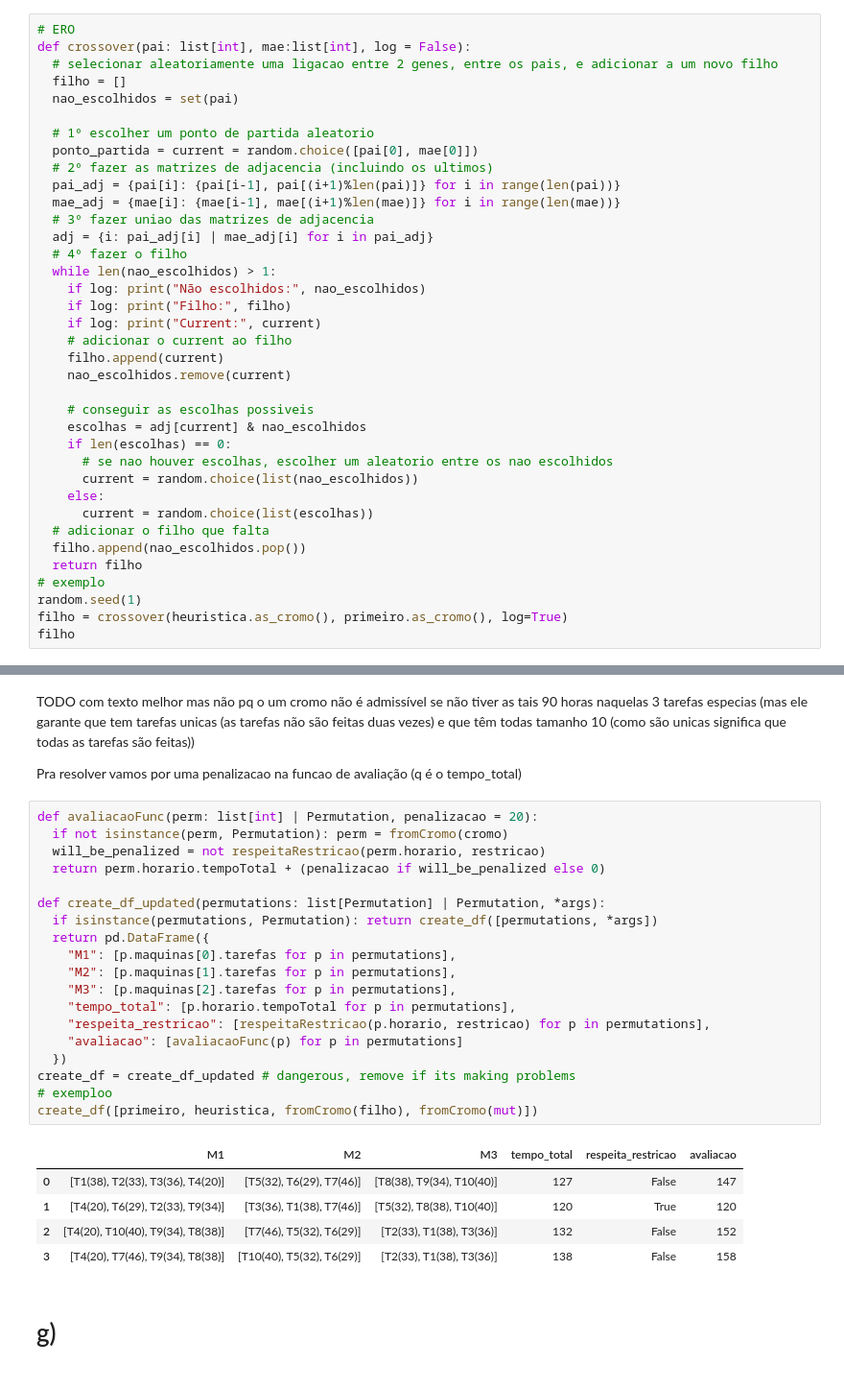
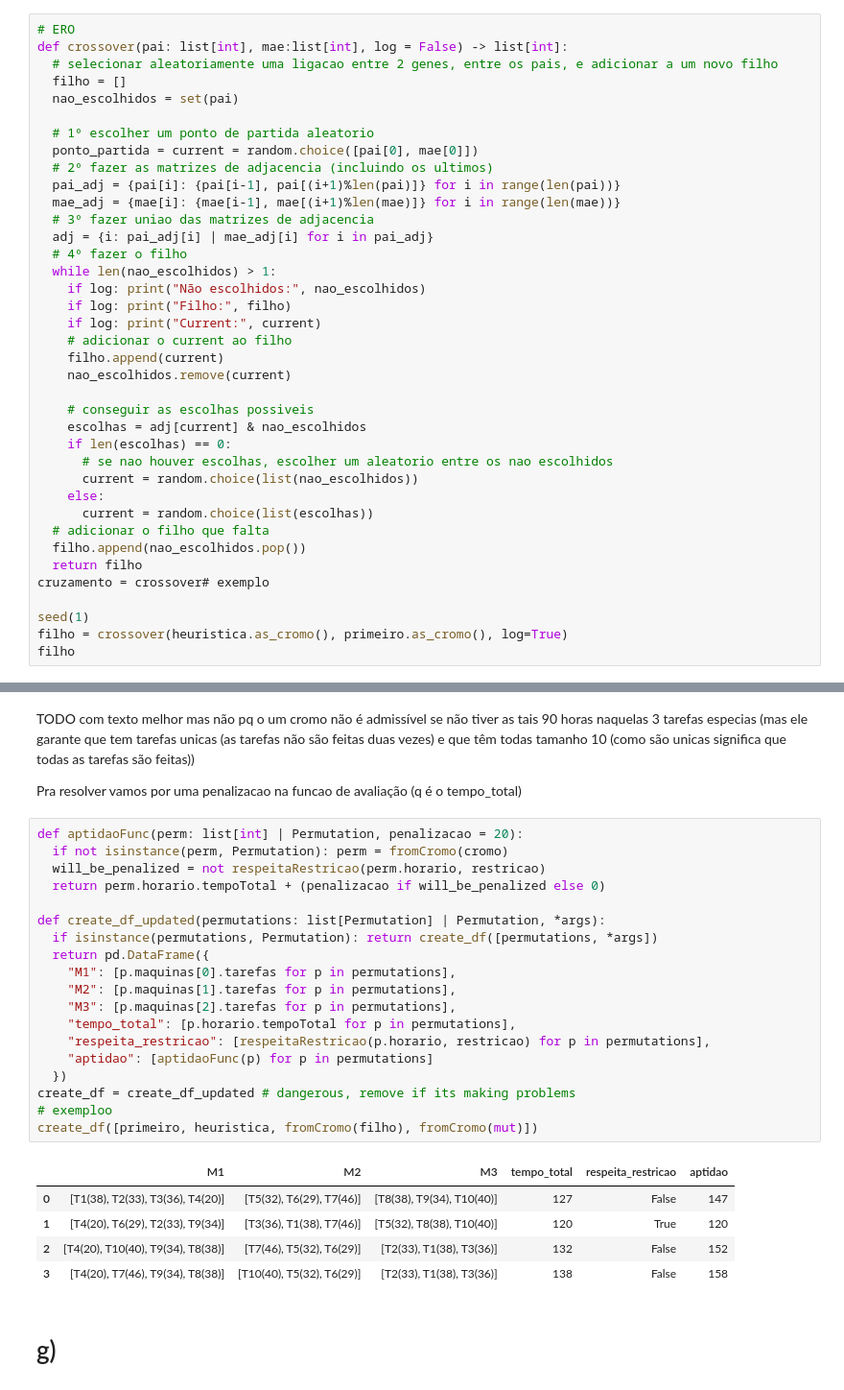
Before and after one commit to kardecallan566/Trab_grup_OH, a Jupyter notebook: notebooks/main.ipynb, the cells around one changed output, grey strips where cells are left out. Shown: that part at 96% size. Cells and saved outputs as stored; diff of their text form.

```diff
--- a/notebooks/main.ipynb
+++ b/notebooks/main.ipynb
@@ -332,7 +334,7 @@ def fromCromo(cromo: list[int]) -> Permutation:
 **Operador de crossover**
 # %%
 # ERO
-def crossover(pai: list[int], mae:list[int], log = False):
+def crossover(pai: list[int], mae:list[int], log = False) -> list[int]:
   # selecionar aleatoriamente uma ligacao entre 2 genes, entre os pais, e adicionar a um novo filho
   filho = []
   nao_escolhidos = set(pai)
@@ -363,8 +365,9 @@ def crossover(pai: list[int], mae:list[int], log = False):
   # adicionar o filho que falta
   filho.append(nao_escolhidos.pop())
   return filho
-# exemplo
-random.seed(1)
+cruzamento = crossover# exemplo
+
+seed(1)
 filho = crossover(heuristica.as_cromo(), primeiro.as_cromo(), log=True)
 filho
 # %% [output]
@@ -429,26 +432,26 @@ TODO com texto melhor mas não pq o um cromo não é admissível se não tiver a
 
 Pra resolver vamos por uma penalizacao na funcao de avaliação (q é o tempo_total)
 # %%
-def avaliacaoFunc(perm: list[int] | Permutation, penalizacao = 20):
+def aptidaoFunc(perm: list[int] | Permutation, penalizacao = 20):
   if not isinstance(perm, Permutation): perm = fromCromo(cromo)
   will_be_penalized = not respeitaRestricao(perm.horario, restricao)
   return perm.horario.tempoTotal + (penalizacao if will_be_penalized else 0)
 
 def create_df_updated(permutations: list[Permutation] | Permutation, *args):
   if isinstance(permutations, Permutation): return create_df([permutations, *args])
   return pd.DataFrame({
     "M1": [p.maquinas[0].tarefas for p in permutations],
     "M2": [p.maquinas[1].tarefas for p in permutations],
     "M3": [p.maquinas[2].tarefas for p in permutations],
     "tempo_total": [p.horario.tempoTotal for p in permutations],
     "respeita_restricao": [respeitaRestricao(p.horario, restricao) for p in permutations],
-    "avaliacao": [avaliacaoFunc(p) for p in permutations]
+    "aptidao": [aptidaoFunc(p) for p in permutations]
   })
 create_df = create_df_updated # dangerous, remove if its making problems
 # exemploo
 create_df([primeiro, heuristica, fromCromo(filho), fromCromo(mut)])
 # %% [output]
-|  | M1 | M2 | M3 | tempo_total | respeita_restricao | avaliacao |
+|  | M1 | M2 | M3 | tempo_total | respeita_restricao | aptidao |
 | 0 | [T1(38), T2(33), T3(36), T4(20)] | [T5(32), T6(29), T7(46)] | [T8(38), T9(34), T10(40)] | 127 | False | 147 |
 | 1 | [T4(20), T6(29), T2(33), T9(34)] | [T3(36), T1(38), T7(46)] | [T5(32), T8(38), T10(40)] | 120 | True | 120 |
 | 2 | [T4(20), T10(40), T9(34), T8(38)] | [T7(46), T5(32), T6(29)] | [T2(33), T1(38), T3(36)] | 132 | False | 152 |
```
Also changed, not shown: parts of 8 cells of this notebook, 2 other files.
